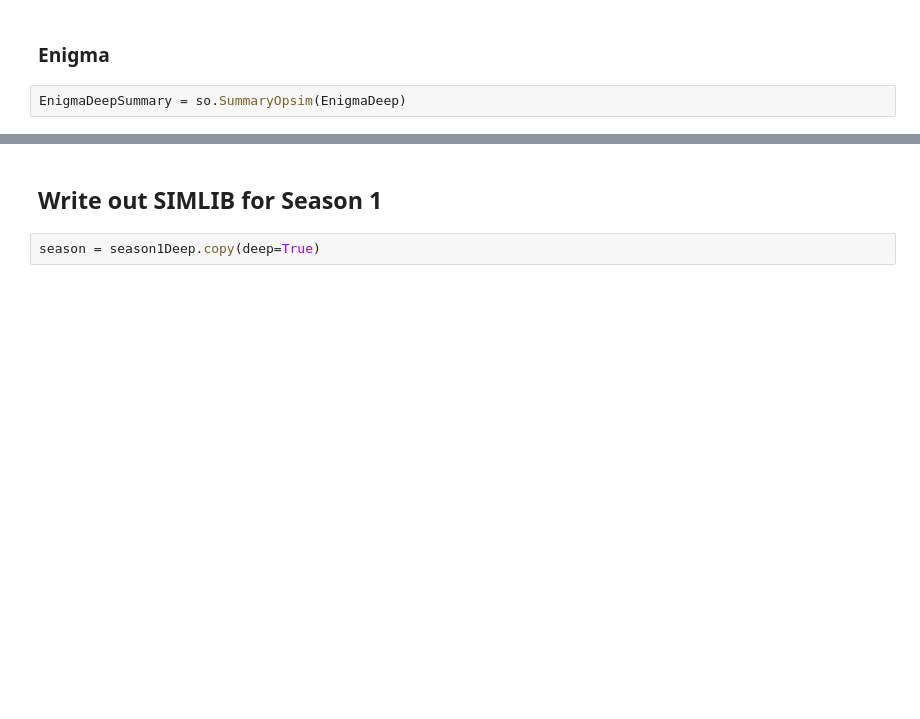
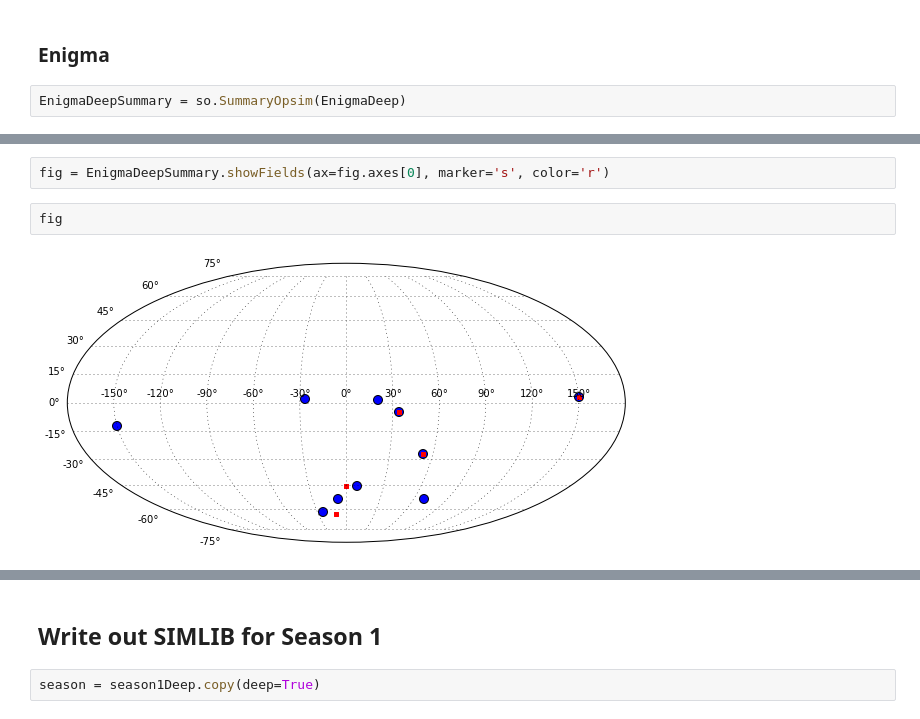
Before and after one commit to LSSTDESC/OpSimSummary, a Jupyter notebook: example/ExampleSimlib.ipynb, the cells around one changed output, grey strips where cells are left out. Cells and saved outputs as stored; diff of their text form; blank space fills up the shorter version.

```diff
--- a/example/ExampleSimlib.ipynb
+++ b/example/ExampleSimlib.ipynb
@@ -165,2 +178,8 @@ EnigmaDeepSummary.fieldIds
+# %%
+fig = EnigmaDeepSummary.showFields(ax=fig.axes[0], marker='s', color='r')
+# %%
+fig
+# %% [output]
+[figure, added]
 # %%
 EnigmaDeepSummary.simlib(290).head()
```
Also changed, not shown: parts of 61 cells of this notebook.
